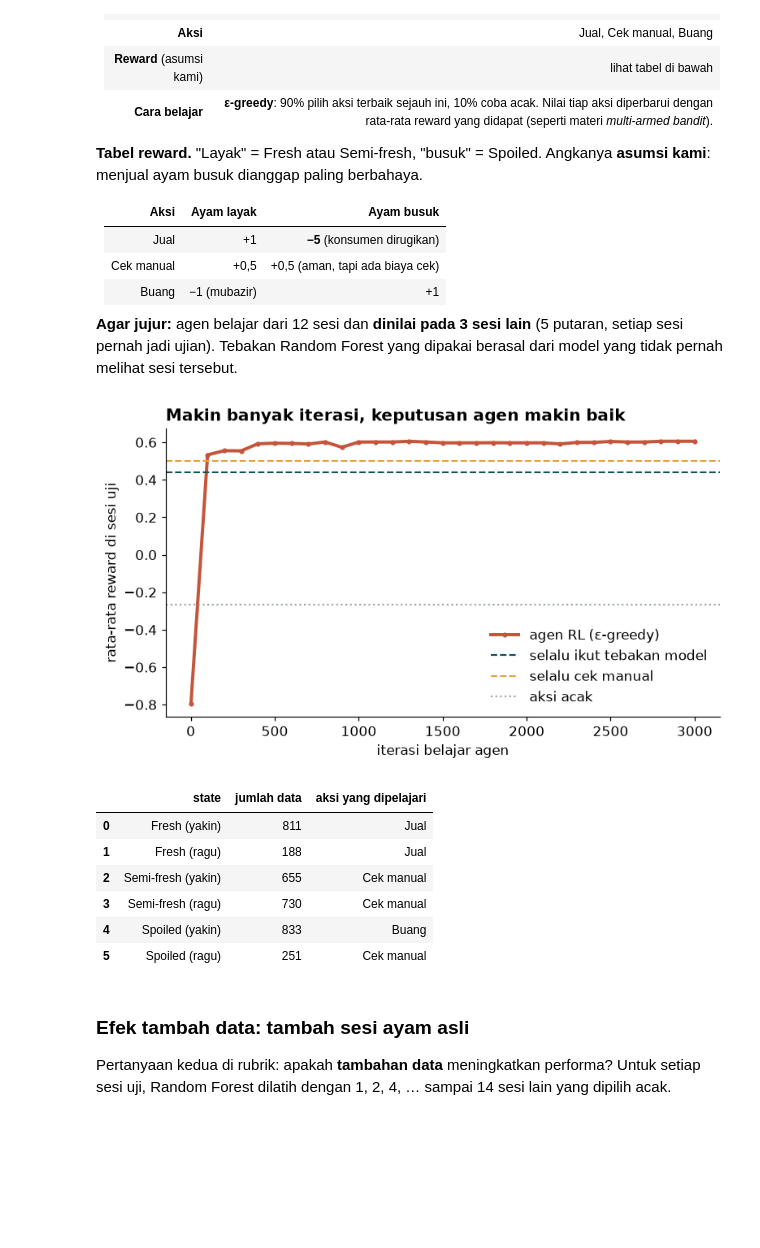
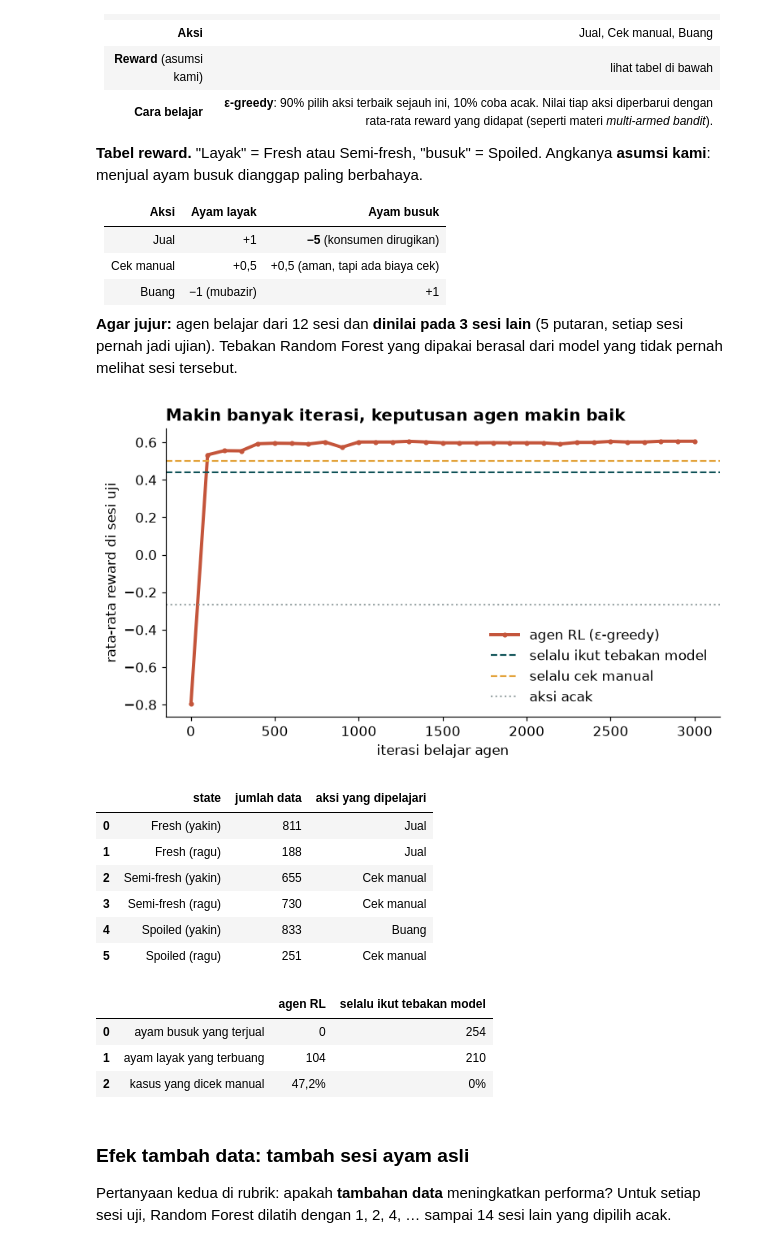
Before and after one commit to MuhammadErlanggaKurniawan/ets-ml2-kelompok, a Jupyter notebook: notebooks/ETS_ML2_Kesegaran_Ayam.ipynb, the cells around one changed output. Cells and saved outputs as stored; diff of their text form; code cells hidden in the pictures; blank space fills up the shorter version.

```diff
--- a/notebooks/ETS_ML2_Kesegaran_Ayam.ipynb
+++ b/notebooks/ETS_ML2_Kesegaran_Ayam.ipynb
@@ -678,34 +691,51 @@ steps_axis = np.r_[1, np.arange(100, 3001, 100)]
 agent_final = curves[:, -1].mean()
 
 fig, ax = plt.subplots(figsize=(8, 4.2))
 ax.plot(steps_axis, curves.mean(axis=0), color=RED, lw=2.6, marker="o", ms=3, label="agen RL (ε-greedy)")
 ax.axhline(np.mean(trust_model), color=TEAL, ls="--", lw=1.4, label="selalu ikut tebakan model")
 ax.axhline(0.5, color=AMBER, ls="--", lw=1.4, label="selalu cek manual")
 ax.axhline(np.mean(random_act), color=GREY, ls=":", lw=1.4, label="aksi acak")
 ax.set(xlabel="iterasi belajar agen", ylabel="rata-rata reward di sesi uji",
        title="Makin banyak iterasi, keputusan agen makin baik")
 ax.legend(loc="lower right")
 save(fig, "08_rl_kurva")
 plt.show()
 
 policy_mode = [int(np.bincount([p[s] for p in policies], minlength=3).argmax()) for s in range(6)]
 policy_table = pd.DataFrame({"state": STATE_NAMES, "jumlah data": np.bincount(state, minlength=6),
                              "aksi yang dipelajari": [ACTIONS[a] for a in policy_mode]})
 display(policy_table)
+
+# what the learned rules do when applied to every window
+action = np.array(policy_mode)[state]
+impact = {"porsi_jual": float((action == 0).mean()), "porsi_cek": float((action == 1).mean()),
+          "porsi_buang": float((action == 2).mean()),
+          "busuk_terjual_agen": int(((action == 0) & ~fit_to_sell).sum()),
+          "busuk_terjual_ikut_model": int(((predicted <= 1) & ~fit_to_sell).sum()),
+          "layak_terbuang_agen": int(((action == 2) & fit_to_sell).sum()),
+          "n_busuk": int((~fit_to_sell).sum()), "n_layak": int(fit_to_sell.sum())}
+display(pd.DataFrame({"": ["ayam busuk yang terjual", "ayam layak yang terbuang", "kasus yang dicek manual"],
+                      "agen RL": [impact["busuk_terjual_agen"], impact["layak_terbuang_agen"], pct(impact["porsi_cek"])],
+                      "selalu ikut tebakan model": [impact["busuk_terjual_ikut_model"],
+                                                    int(((predicted == 2) & fit_to_sell).sum()), "0%"]}))
 RESULTS["rl"] = {"reward_start": float(curves[:, 0].mean()), "reward_after_100": float(curves[:, 1].mean()),
                  "reward_final": float(agent_final), "trust_model": float(np.mean(trust_model)),
                  "always_check": 0.5, "random_action": float(np.mean(random_act)),
                  "policy": dict(zip(STATE_NAMES, [ACTIONS[a] for a in policy_mode])),
-                 "curve": curves.mean(axis=0).round(4).tolist(), "steps": steps_axis.tolist()}
+                 "curve": curves.mean(axis=0).round(4).tolist(), "steps": steps_axis.tolist(), "impact": impact}
 # %% [output]
 [figure]
 |  | state | jumlah data | aksi yang dipelajari |
 | 0 | Fresh (yakin) | 811 | Jual |
 | 1 | Fresh (ragu) | 188 | Jual |
 | 2 | Semi-fresh (yakin) | 655 | Cek manual |
 | 3 | Semi-fresh (ragu) | 730 | Cek manual |
 | 4 | Spoiled (yakin) | 833 | Buang |
 | 5 | Spoiled (ragu) | 251 | Cek manual |
+|  |  | agen RL | selalu ikut tebakan model |
+| 0 | ayam busuk yang terjual | 0 | 254 |
+| 1 | ayam layak yang terbuang | 104 | 210 |
+| 2 | kasus yang dicek manual | 47,2% | 0% |
 # %% [markdown]
 ### Efek tambah data: tambah sesi ayam asli
 Pertanyaan kedua di rubrik: apakah **tambahan data** meningkatkan performa? Untuk setiap sesi uji, Random Forest
```
Also changed, not shown: parts of 2 cells of this notebook, 2 other files.
